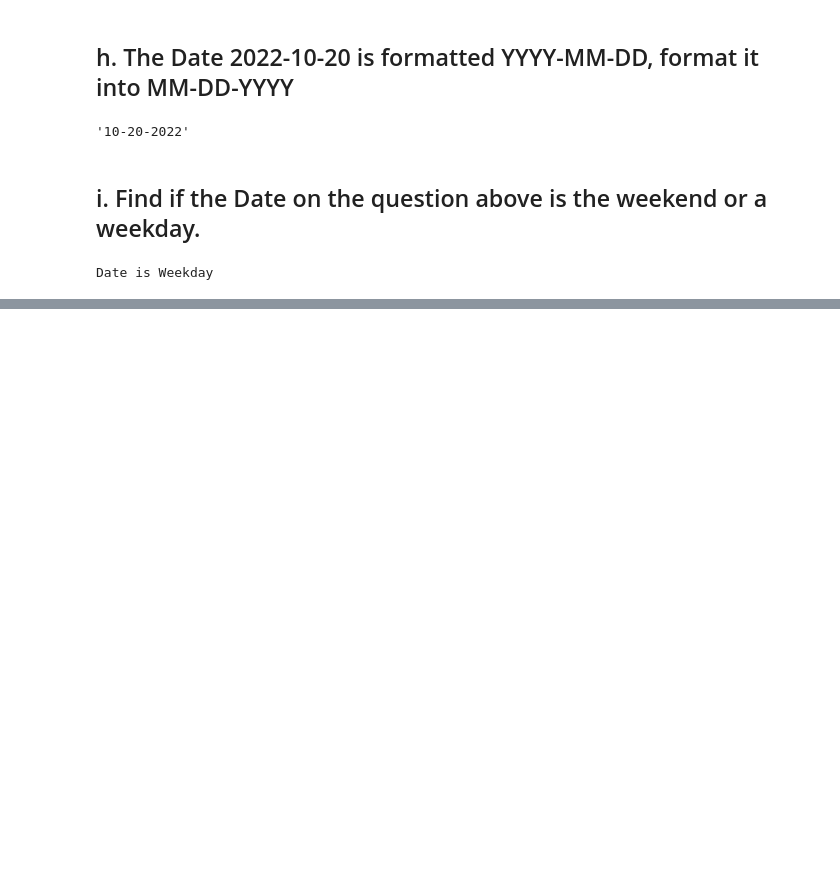
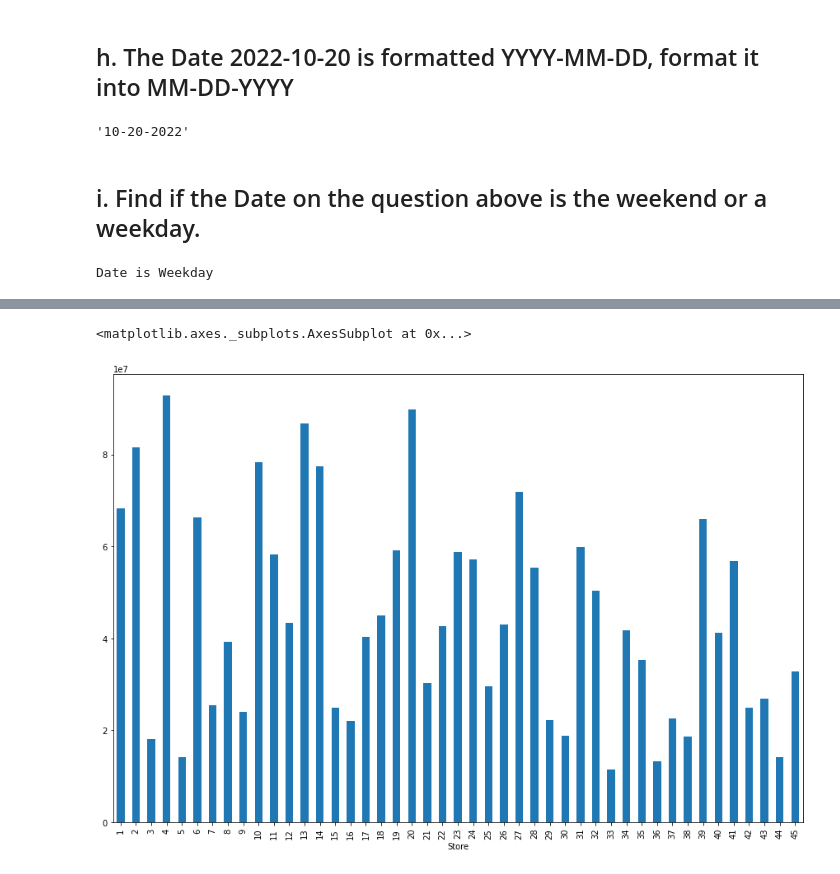
Before and after one commit to MapsaBootCamp/ML3_EXERCISE, a Jupyter notebook: week7=section2.ipynb, the cells around one changed output, grey strips where cells are left out. Saved outputs shown, nothing was run; the diff lists cells and outputs as text; code cells hidden in the pictures; blank space fills up the shorter version.

```diff
--- a/week7=section2.ipynb
+++ b/week7=section2.ipynb
@@ -120,0 +136,4 @@ Date is Weekday
+# %%
+import pandas as pd
+df_ = pd.read_csv("walmart_sales.txt")
+df_.head()
@@ -120,0 +149,2 @@ Date is Weekday
+# %%
+df_["Date"] = pd.to_datetime(df_["Date"])
@@ -120,0 +153,4 @@ Date is Weekday
+# %%
+df_["year"] = df_["Date"].dt.year
+df_["month"] = df_["Date"].dt.month
+df_["day"] = df_["Date"].dt.day
@@ -120,0 +234,6 @@ Date is Weekday
+# %%
+dd = df_[df_.year==2012].groupby(['Store'])['Weekly_Sales'].sum()
+dd.plot(kind='bar', figsize =(15,10))
+# %% [output]
+<matplotlib.axes._subplots.AxesSubplot at 0x...>
+[figure, added]
```
Also changed, not shown: parts of 25 cells of this notebook.
